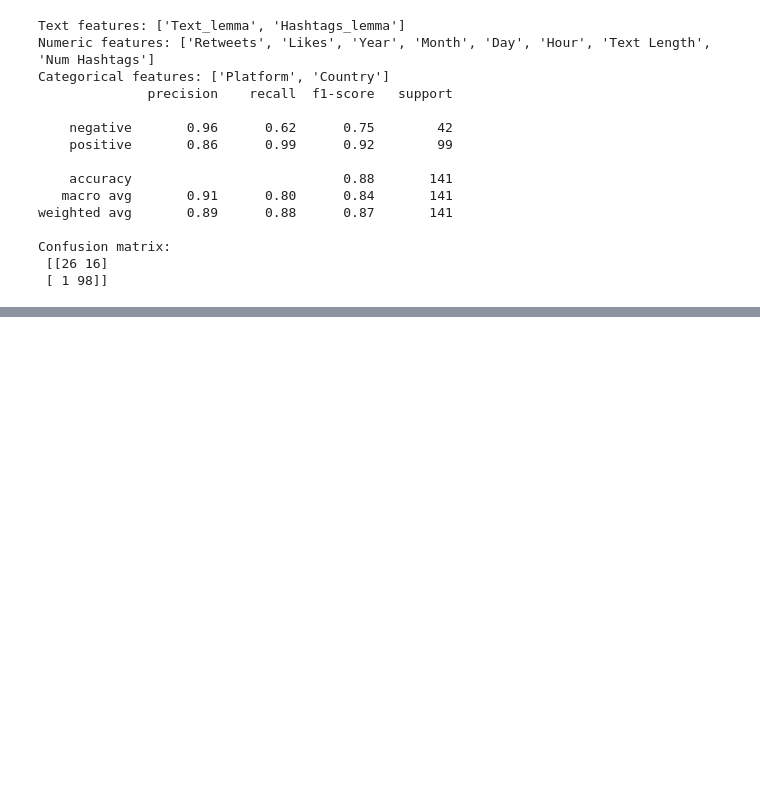
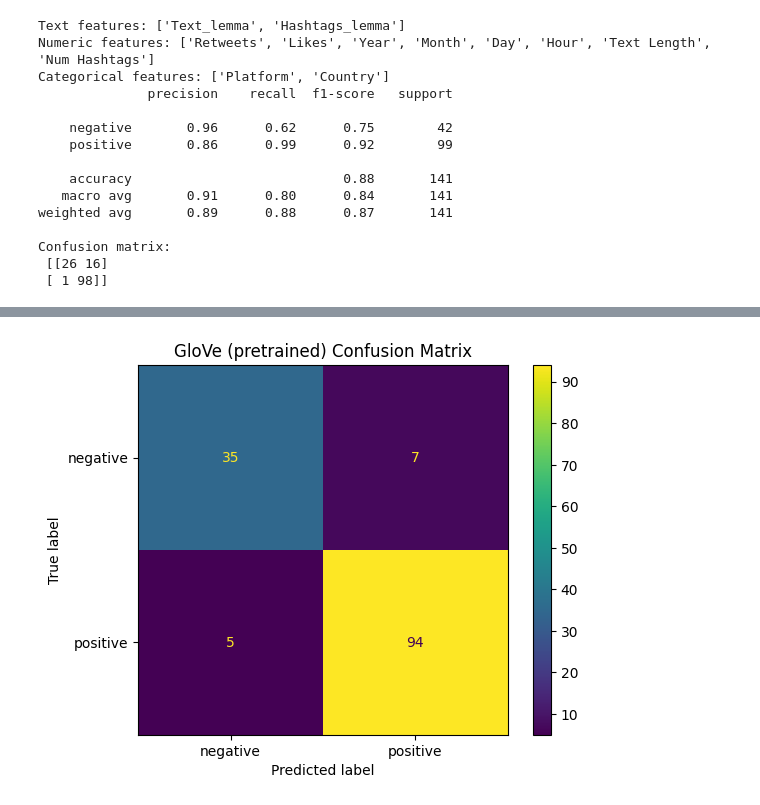
Before and after one commit to kelbymace/SocialBuzz-NLP, a Jupyter notebook: SocialBuzz NLP.ipynb, the cells around one changed output, grey strips where cells are left out. Cells and saved outputs as stored; diff of their text form; code cells hidden in the pictures; blank space fills up the shorter version.

Commit message:
Ran logistic regression with GloVe; tried SVM with GloVe.

```diff
--- a/SocialBuzz NLP.ipynb
+++ b/SocialBuzz NLP.ipynb
@@ -565,65 +555,64 @@ Confusion matrix:
 # %%
-# import gensim.downloader as api
-
-# TEXT_COL = "Text"
-# TARGET_COL = "Final Sentiment"  # <- change if needed
-# EMBEDDING_NAME = "glove-twitter-100"  # pretrained word vectors (100d)
+TEXT_COL = "Text_lemma"
+TARGET_COL = "Final Sentiment"  # <- change if needed
+EMBEDDING_NAME = "glove-twitter-100"  # pretrained word vectors (100d)
 
 
-# if all(name in globals() for name in ["X_train", "X_test", "y_train", "y_test"]):
-#     # If X_train/X_test are DataFrames, pull TEXT_COL; if they are Series, use directly
-#     train_text = X_train[TEXT_COL] if hasattr(X_train, "columns") else X_train
-#     test_text = X_test[TEXT_COL] if hasattr(X_test, "columns") else X_test
-# else:
-#     X = df[TEXT_COL].astype(str)
-#     y = df[TARGET_COL]
-#     train_text, test_text, y_train, y_test = train_test_split(
-#         X, y, test_size=0.2, random_state=42, stratify=y
-#     )
+if all(name in globals() for name in ["X_train", "X_test", "y_train", "y_test"]):
+    # If X_train/X_test are DataFrames, pull TEXT_COL; if they are Series, use directly
+    train_text = X_train[TEXT_COL] if hasattr(X_train, "columns") else X_train
+    test_text = X_test[TEXT_COL] if hasattr(X_test, "columns") else X_test
+else:
+    X = df[TEXT_COL].astype(str)
+    y = df[TARGET_COL]
+    train_text, test_text, y_train, y_test = train_test_split(
+        X, y, test_size=0.2, random_state=42, stratify=y
+    )
 
-# train_text = train_text.astype(str)
-# test_text = test_text.astype(str)
+train_text = train_text.astype(str)
+test_text = test_text.astype(str)
 
 
-# # Load pretrained embeddings
-# # First run downloads vectors; later runs load from local cache
+# Load pretrained embeddings
+# First run downloads vectors; later runs load from local cache
 
-# kv = api.load(EMBEDDING_NAME)
-# dim = kv.vector_size
+kv = api.load(EMBEDDING_NAME)
+dim = kv.vector_size
 
-# # Text -> averaged embedding
+# Text -> averaged embedding
 
-# token_pattern = re.compile(r"[a-zA-Z']+")
+token_pattern = re.compile(r"[a-zA-Z']+")
 
-# def tokenize(s):
-#     return token_pattern.findall(s.lower())
+def tokenize(s):
+    return token_pattern.findall(s.lower())
 
-# def mean_embed(text):
-#     toks = tokenize(text)
-#     vecs = [kv[w] for w in toks if w in kv]
-#     if not vecs:
-#         return np.zeros(dim, dtype=np.float32)
-#     return np.mean(vecs, axis=0)
+def mean_embed(text):
+    toks = tokenize(text)
+    vecs = [kv[w] for w in toks if w in kv]
+    if not vecs:
+        return np.zeros(dim, dtype=np.float32)
+    return np.mean(vecs, axis=0)
 
-# X_train_vec = np.vstack([mean_embed(t) for t in train_text])
-# X_test_vec = np.vstack([mean_embed(t) for t in test_text])
+X_train_vec = np.vstack([mean_embed(t) for t in train_text])
+X_test_vec = np.vstack([mean_embed(t) for t in test_text])
 
-# # Train classifier
+# Train classifier
 
-# clf_w2v = LogisticRegression(max_iter=3000, n_jobs=None)
-# clf_w2v.fit(X_train_vec, y_train)
+clf_glv = LogisticRegression(max_iter=3000, n_jobs=None)
+clf_glv.fit(X_train_vec, y_train)
 
-# # Evaluate
-# y_pred = clf_w2v.predict(X_test_vec)
+# Evaluate
+y_pred = clf_glv.predict(X_test_vec)
 
-# print("Classification report:")
-# print(classification_report(y_test, y_pred))
+print("Classification report:")
+print(classification_report(y_test, y_pred))
 
-# # ROC-AUC only for binary labels
-# if len(np.unique(y_train)) == 2:
-#     y_prob = clf_w2v.predict_proba(X_test_vec)[:, 1]
-#     print("ROC-AUC:", roc_auc_score(y_test, y_prob))
+# ROC-AUC only for binary labels
+if len(np.unique(y_train)) == 2:
+    y_prob = clf_glv.predict_proba(X_test_vec)[:, 1]
+    print("ROC-AUC:", roc_auc_score(y_test, y_prob))
 
-# ConfusionMatrixDisplay.from_predictions(y_test, y_pred)
-# plt.title("Word2Vec (pretrained) Confusion Matrix")
-# plt.show()
+ConfusionMatrixDisplay.from_predictions(y_test, y_pred)
+plt.title("GloVe (pretrained) Confusion Matrix")
+plt.show()
+# %% [output]
@@ -629,0 +630 @@ Confusion matrix:
+[figure, added]
```
Also changed, not shown: parts of 8 cells of this notebook.
